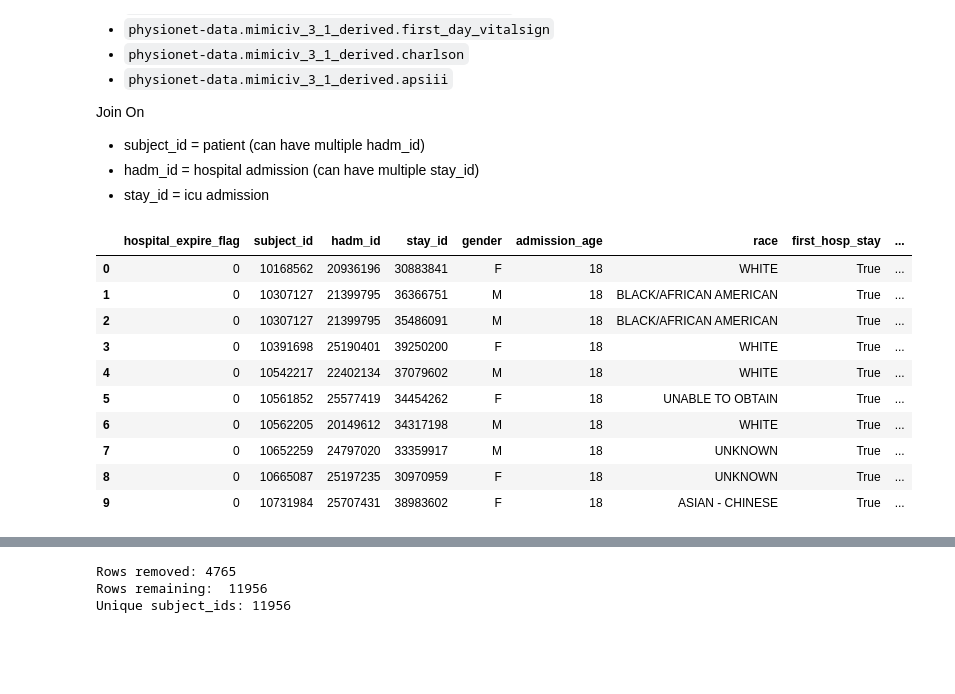
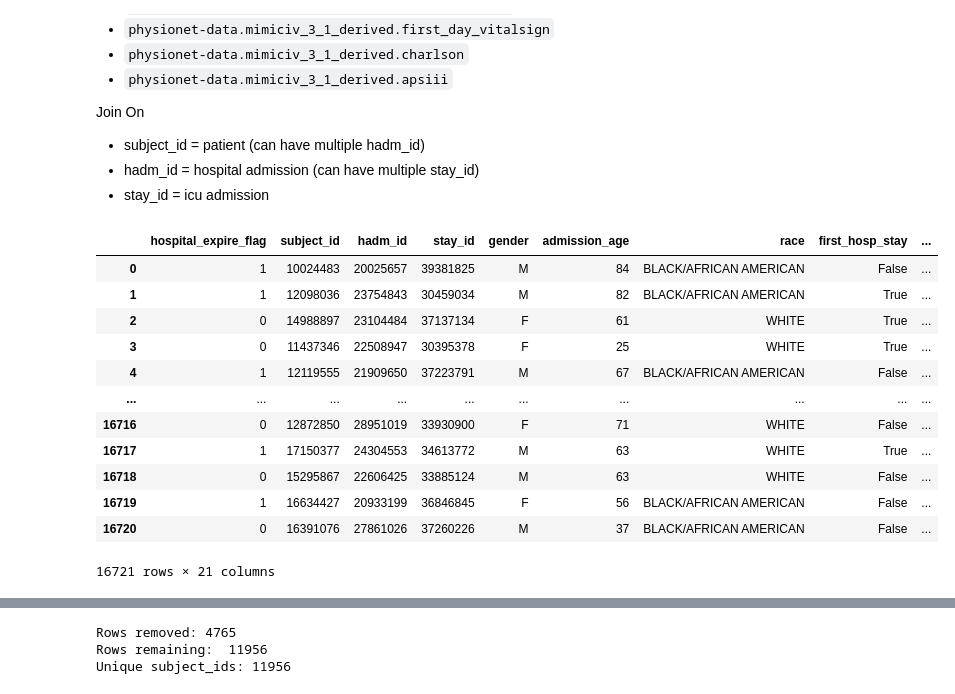
Before and after one commit to JGomez89/fairgrad-eval, a Jupyter notebook: FairGrad_Eval_Phase_1.ipynb, the cells around one changed output, grey strips where cells are left out. Drawn from its saved outputs; the diff is of its cells as text; code cells hidden in the pictures; blank space fills up the shorter version.

```diff
--- a/FairGrad_Eval_Phase_1.ipynb
+++ b/FairGrad_Eval_Phase_1.ipynb
@@ -194,53 +235,73 @@ Join On
 - hadm_id = hospital admission (can have multiple stay_id)
 - stay_id = icu admission
 # %%
-# Join all tables above on subject_id, hadm_id, and stay_id to create full feature dataset
+# Join the sepsis diagnosis criteria to the full feature dataset to create a final dataset for modeling
+# This will be the dataset we use for the rest of the project
 
-q("""SELECT
-  d.hospital_expire_flag,d.subject_id, d.hadm_id, d.stay_id, d.gender, d.admission_age, d.race, d.first_hosp_stay, d.first_icu_stay,
+df_raw=q("""WITH sepsis_patients AS (
+  SELECT
+    di.subject_id, di.hadm_id,
+    STRING_AGG(DISTINCT d.long_title, '; ' ORDER BY d.long_title) AS sepsis_dx_titles
+  FROM `physionet-data.mimiciv_3_1_hosp.diagnoses_icd` AS di
+  JOIN `physionet-data.mimiciv_3_1_hosp.d_icd_diagnoses` AS d
+    ON di.icd_code = d.icd_code
+   AND di.icd_version = d.icd_version
+  WHERE LOWER(d.long_title) LIKE '%sepsis%'
+  AND di.subject_id IS NOT NULL
+  AND di.hadm_id IS NOT NULL
+  GROUP BY di.subject_id, di.hadm_id
+)
+
+SELECT
+  d.hospital_expire_flag, d.subject_id, d.hadm_id, d.stay_id, d.gender, d.admission_age, d.race, d.first_hosp_stay, d.first_icu_stay,
   v.heart_rate_min, v.heart_rate_max, v.heart_rate_mean,
   v.glucose_min, v.glucose_max, v.glucose_mean,
   v.sbp_min, v.sbp_max, v.sbp_mean,
   c.charlson_comorbidity_index,
-  a.apsiii
+  a.apsiii,
+  s.sepsis_dx_titles
 FROM `physionet-data.mimiciv_3_1_derived.icustay_detail` AS d
 JOIN `physionet-data.mimiciv_3_1_derived.first_day_vitalsign` AS v
   ON d.subject_id = v.subject_id AND d.stay_id = v.stay_id
 JOIN `physionet-data.mimiciv_3_1_derived.charlson` AS c
   ON d.subject_id = c.subject_id AND d.hadm_id = c.hadm_id
 JOIN `physionet-data.mimiciv_3_1_derived.apsiii` AS a
   ON d.subject_id = a.subject_id AND d.hadm_id = a.hadm_id AND d.stay_id = a.stay_id
+JOIN sepsis_patients AS s
+  ON d.subject_id = s.subject_id AND d.hadm_id = s.hadm_id
 WHERE d.subject_id IS NOT NULL
 AND d.hadm_id IS NOT NULL
 AND d.stay_id IS NOT NULL
 AND d.gender IS NOT NULL
 AND d.admission_age IS NOT NULL
 AND d.race IS NOT NULL
 AND d.hospital_expire_flag IS NOT NULL
 AND d.first_hosp_stay IS NOT NULL
 AND d.first_icu_stay IS NOT NULL
 AND v.heart_rate_min IS NOT NULL
 AND v.heart_rate_max IS NOT NULL
 AND v.heart_rate_mean IS NOT NULL
 AND v.glucose_min IS NOT NULL
 AND v.glucose_max IS NOT NULL
 AND v.glucose_mean IS NOT NULL
 AND v.sbp_min IS NOT NULL
 AND v.sbp_max IS NOT NULL
 AND v.sbp_mean IS NOT NULL
 AND c.charlson_comorbidity_index IS NOT NULL
-AND a.apsiii IS NOT NULL
-LIMIT 10
-""")
+AND a.apsiii IS NOT NULL""")
+
+df_raw
 # %% [output]
 |  | hospital_expire_flag | subject_id | hadm_id | stay_id | gender | admission_age | race | first_hosp_stay | ... |
-| 0 | 0 | 10168562 | 20936196 | 30883841 | F | 18 | WHITE | True | ... |
-| 1 | 0 | 10307127 | 21399795 | 36366751 | M | 18 | BLACK/AFRICAN AMERICAN | True | ... |
-| 2 | 0 | 10307127 | 21399795 | 35486091 | M | 18 | BLACK/AFRICAN AMERICAN | True | ... |
-| 3 | 0 | 10391698 | 25190401 | 39250200 | F | 18 | WHITE | True | ... |
-| 4 | 0 | 10542217 | 22402134 | 37079602 | M | 18 | WHITE | True | ... |
-| 5 | 0 | 10561852 | 25577419 | 34454262 | F | 18 | UNABLE TO OBTAIN | True | ... |
-| 6 | 0 | 10562205 | 20149612 | 34317198 | M | 18 | WHITE | True | ... |
-| 7 | 0 | 10652259 | 24797020 | 33359917 | M | 18 | UNKNOWN | True | ... |
-| 8 | 0 | 10665087 | 25197235 | 30970959 | F | 18 | UNKNOWN | True | ... |
-| 9 | 0 | 10731984 | 25707431 | 38983602 | F | 18 | ASIAN - CHINESE | True | ... |
+| 0 | 1 | 10024483 | 20025657 | 39381825 | M | 84 | BLACK/AFRICAN AMERICAN | False | ... |
+| 1 | 1 | 12098036 | 23754843 | 30459034 | M | 82 | BLACK/AFRICAN AMERICAN | True | ... |
+| 2 | 0 | 14988897 | 23104484 | 37137134 | F | 61 | WHITE | True | ... |
+| 3 | 0 | 11437346 | 22508947 | 30395378 | F | 25 | WHITE | True | ... |
+| 4 | 1 | 12119555 | 21909650 | 37223791 | M | 67 | BLACK/AFRICAN AMERICAN | False | ... |
+| ... | ... | ... | ... | ... | ... | ... | ... | ... | ... |
+| 16716 | 0 | 12872850 | 28951019 | 33930900 | F | 71 | WHITE | False | ... |
+| 16717 | 1 | 17150377 | 24304553 | 34613772 | M | 63 | WHITE | True | ... |
+| 16718 | 0 | 15295867 | 22606425 | 33885124 | M | 63 | WHITE | False | ... |
+| 16719 | 1 | 16634427 | 20933199 | 36846845 | F | 56 | BLACK/AFRICAN AMERICAN | False | ... |
+| 16720 | 0 | 16391076 | 27861026 | 37260226 | M | 37 | BLACK/AFRICAN AMERICAN | False | ... |
+16721 rows × 21 columns
```
Also changed, not shown: parts of 40 cells of this notebook.
